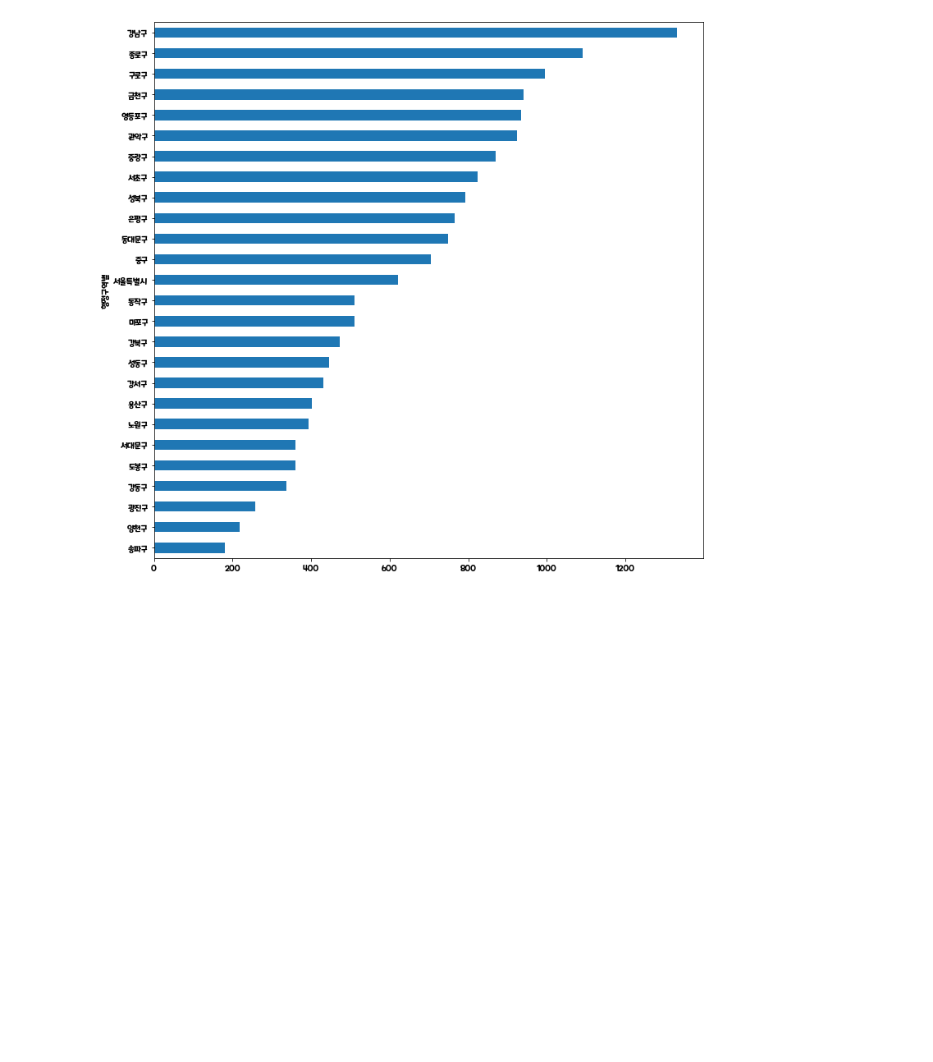
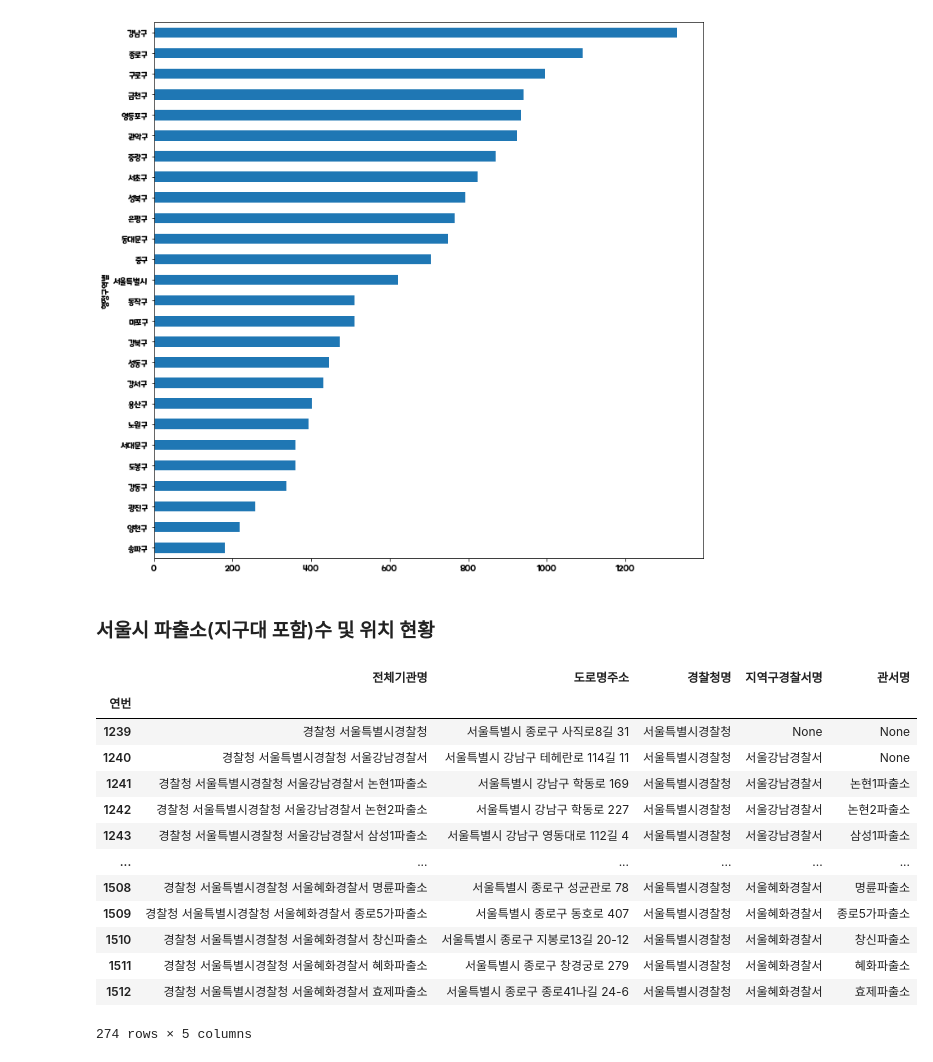
Before and after one commit to dlaghwls1104/ICU, a Jupyter notebook: CCTV_Seoul_Analysis.ipynb, the cells around one changed output. Drawn from its saved outputs; the diff is of its cells as text; code cells hidden in the pictures; blank space fills up the shorter version.

```diff
--- a/CCTV_Seoul_Analysis.ipynb
+++ b/CCTV_Seoul_Analysis.ipynb
@@ -87,3 +88,29 @@ pop_cctv_seoul["인구10만명당CCTV갯수"].sort_values().plot(kind = "barh")
 plt.show()
 # %% [output]
 [figure]
+# %% [markdown]
+### 서울시 파출소(지구대 포함)수 및 위치 현황
+# %%
+police_substation = pd.read_csv("data/경찰청_전국 경찰관서 현황_20211231.csv", encoding="cp949")
+police_substation.set_index("연번", inplace=True)
+police_substation_seoul = police_substation.loc[police_substation["전체기관명"].str.contains("서울")]
+name_list = police_substation_seoul["전체기관명"].str.split(" ", expand=True)
+name_list.drop(0, axis = 1, inplace=True)
+name_list.columns = ["경찰청명", "지역구경찰서명", "관서명"]
+police_substation_seoul = pd.concat([police_substation_seoul, name_list], axis = 1)
+police_substation_seoul
+# %% [output]
+|  | 전체기관명 | 도로명주소 | 경찰청명 | 지역구경찰서명 | 관서명 |
+| 연번 |  |  |  |  |  |
+| 1239 | 경찰청 서울특별시경찰청 | 서울특별시 종로구 사직로8길 31 | 서울특별시경찰청 | None | None |
+| 1240 | 경찰청 서울특별시경찰청 서울강남경찰서 | 서울특별시 강남구 테헤란로 114길 11 | 서울특별시경찰청 | 서울강남경찰서 | None |
+| 1241 | 경찰청 서울특별시경찰청 서울강남경찰서 논현1파출소 | 서울특별시 강남구 학동로 169 | 서울특별시경찰청 | 서울강남경찰서 | 논현1파출소 |
+| 1242 | 경찰청 서울특별시경찰청 서울강남경찰서 논현2파출소 | 서울특별시 강남구 학동로 227 | 서울특별시경찰청 | 서울강남경찰서 | 논현2파출소 |
+| 1243 | 경찰청 서울특별시경찰청 서울강남경찰서 삼성1파출소 | 서울특별시 강남구 영동대로 112길 4 | 서울특별시경찰청 | 서울강남경찰서 | 삼성1파출소 |
+| ... | ... | ... | ... | ... | ... |
+| 1508 | 경찰청 서울특별시경찰청 서울혜화경찰서 명륜파출소 | 서울특별시 종로구 성균관로 78 | 서울특별시경찰청 | 서울혜화경찰서 | 명륜파출소 |
+| 1509 | 경찰청 서울특별시경찰청 서울혜화경찰서 종로5가파출소 | 서울특별시 종로구 동호로 407 | 서울특별시경찰청 | 서울혜화경찰서 | 종로5가파출소 |
+| 1510 | 경찰청 서울특별시경찰청 서울혜화경찰서 창신파출소 | 서울특별시 종로구 지봉로13길 20-12 | 서울특별시경찰청 | 서울혜화경찰서 | 창신파출소 |
+| 1511 | 경찰청 서울특별시경찰청 서울혜화경찰서 혜화파출소 | 서울특별시 종로구 창경궁로 279 | 서울특별시경찰청 | 서울혜화경찰서 | 혜화파출소 |
+| 1512 | 경찰청 서울특별시경찰청 서울혜화경찰서 효제파출소 | 서울특별시 종로구 종로41나길 24-6 | 서울특별시경찰청 | 서울혜화경찰서 | 효제파출소 |
+274 rows × 5 columns
```
Also changed, not shown: parts of 4 cells of this notebook.
